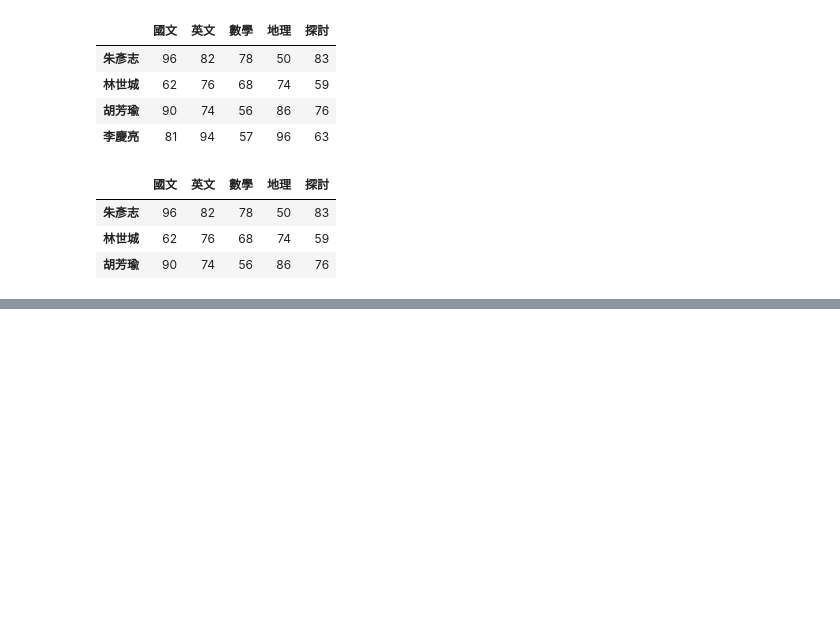
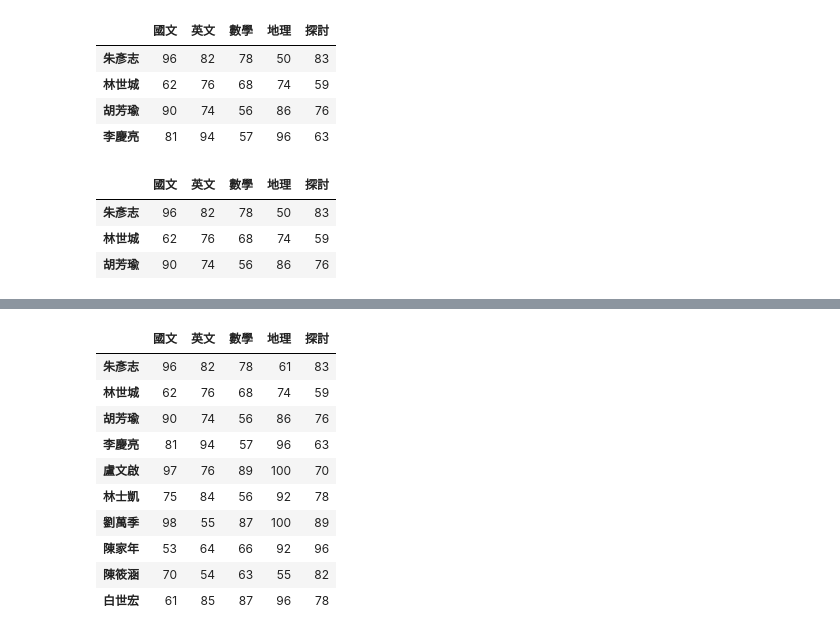
Before and after one commit to doncic1012/python_analysis, a Jupyter notebook: lesson_5_4.ipynb, the cells around one changed output, grey strips where cells are left out. Drawn from its saved outputs; the diff is of its cells as text; code cells hidden in the pictures; blank space fills up the shorter version.

```diff
--- a/lesson_5_4.ipynb
+++ b/lesson_5_4.ipynb
@@ -57,0 +69,14 @@ df.iloc[0:3]
+# %%
+df[:10]
+# %% [output]
+|  | 國文 | 英文 | 數學 | 地理 | 探討 |
+| 朱彥志 | 96 | 82 | 78 | 61 | 83 |
+| 林世城 | 62 | 76 | 68 | 74 | 59 |
+| 胡芳瑜 | 90 | 74 | 56 | 86 | 76 |
+| 李慶亮 | 81 | 94 | 57 | 96 | 63 |
+| 盧文啟 | 97 | 76 | 89 | 100 | 70 |
+| 林士凱 | 75 | 84 | 56 | 92 | 78 |
+| 劉萬季 | 98 | 55 | 87 | 100 | 89 |
+| 陳家年 | 53 | 64 | 66 | 92 | 96 |
+| 陳筱涵 | 70 | 54 | 63 | 55 | 82 |
+| 白世宏 | 61 | 85 | 87 | 96 | 78 |
```
Also changed, not shown: parts of 7 cells of this notebook.
